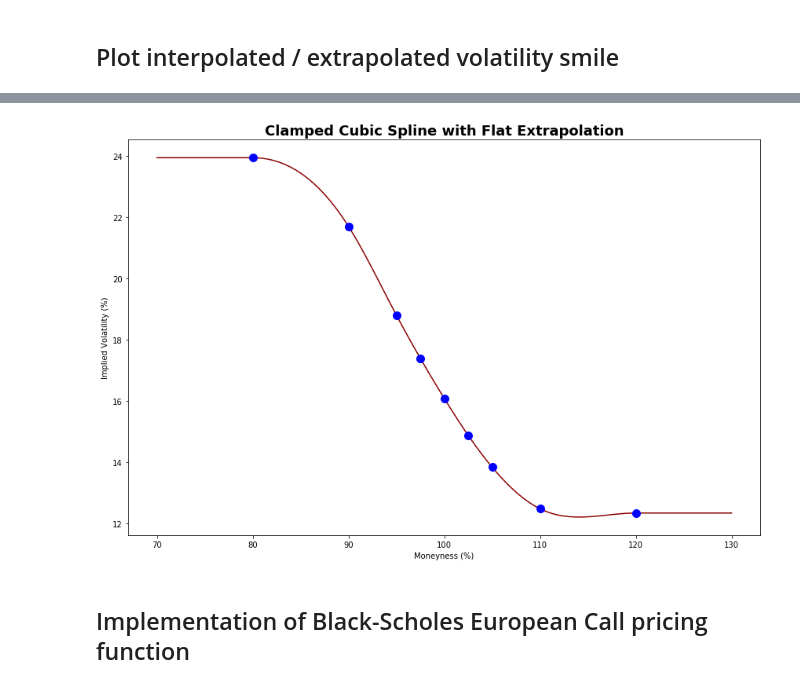
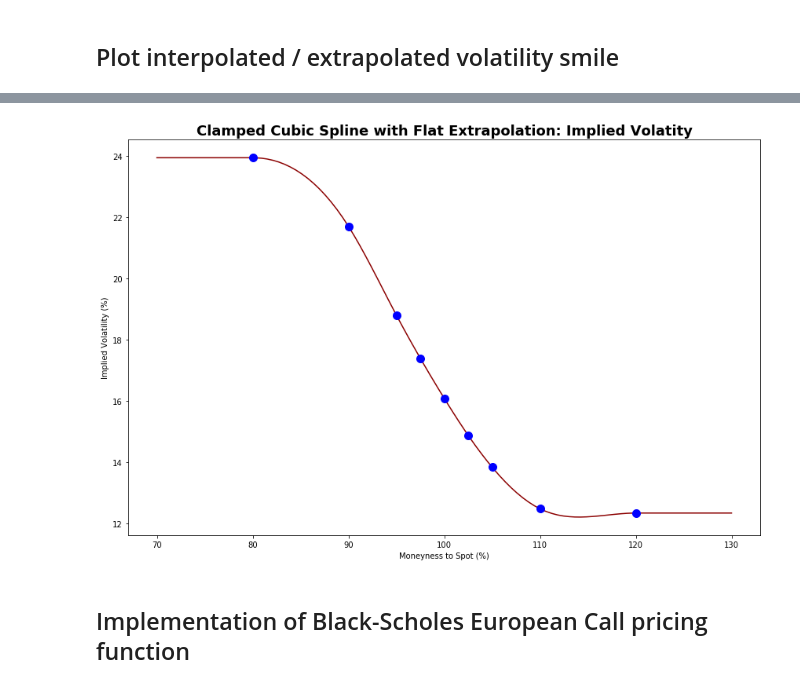
Before and after one commit to chandrab/implementing_papers, a Jupyter notebook: notebooks/Option-Based Risk-Neutral Distributions.ipynb, the cells around one changed output, grey strips where cells are left out. Drawn from its saved outputs; the diff is of its cells as text; code cells hidden in the pictures.

```diff
--- a/notebooks/Option-Based Risk-Neutral Distributions.ipynb
+++ b/notebooks/Option-Based Risk-Neutral Distributions.ipynb
@@ -31,7 +31,7 @@ lst = [
 ]
 
 df = pd.DataFrame(lst, columns=['moneyness', 'implied_vol']).set_index('moneyness')
-rg = np.linspace(70, 130, 100) # range for interpolation
+K_range = np.linspace(70, 130, 100) # strike range for interpolation
 # %% [markdown]
 ## Intialising clamped CubicSpline function
 
@@ -65,10 +65,10 @@ def clamped_cubic(X, boundary=(None, None)):
 # %%
 %%time
 plt.figure(figsize=(12, 8))
-plt.plot(rg, clamped_cubic(rg, boundary=(df.index[0], df.index[-1])), color='darkred', label='spline')
+plt.plot(K_range, clamped_cubic(K_range, boundary=(df.index[0], df.index[-1])), color='darkred', label='spline')
 plt.plot(df.index, df['implied_vol'], color='b', marker='o', linestyle="", markersize=10)
-plt.title('Clamped Cubic Spline with Flat Extrapolation', fontweight='bold', fontsize='18')
+plt.title('Clamped Cubic Spline with Flat Extrapolation: Implied Volatity', fontweight='bold', fontsize='18')
 plt.ylabel('Implied Volatility (%)')
-plt.xlabel('Moneyness (%)')
+plt.xlabel('Moneyness to Spot (%)')
 plt.tight_layout();
 # %% [output]
@@ -76,4 +76,4 @@ Wall time: 78.2 ms
-[figure, old version]
+[figure, new version]
 # %% [markdown]
 ## Implementation of Black-Scholes European Call pricing function
 # %%
```
Also changed, not shown: parts of 14 cells of this notebook.
